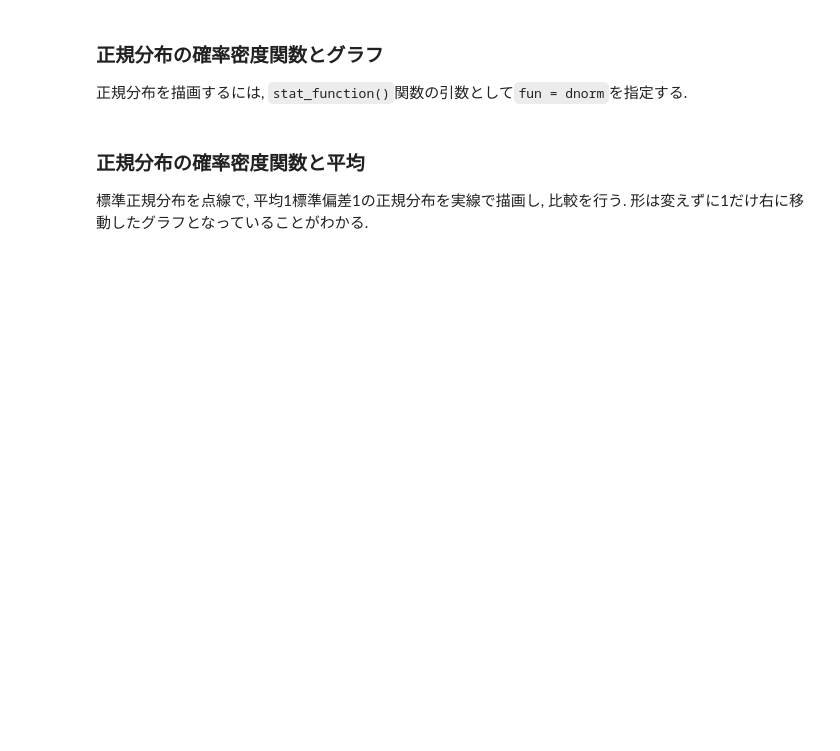
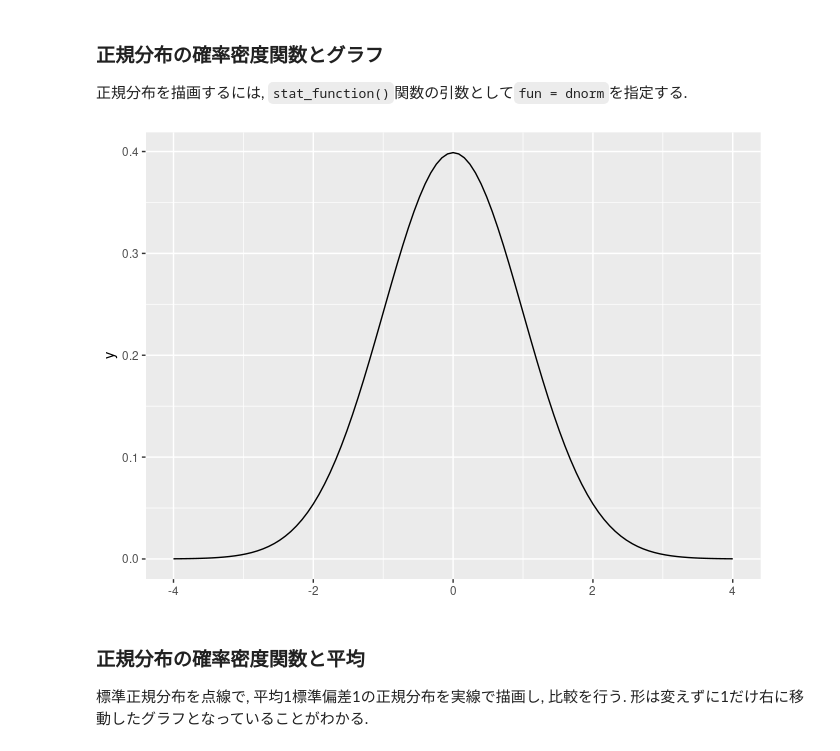
Before and after one commit to N-Yukihiro/Intro2Stats_SFC, a Jupyter notebook: Lecture-03/prob_dens.ipynb, the cells around one changed output. Saved outputs shown, nothing was run; the diff lists cells and outputs as text; code cells hidden in the pictures; blank space fills up the shorter version.

```diff
--- a/Lecture-03/prob_dens.ipynb
+++ b/Lecture-03/prob_dens.ipynb
@@ -107,10 +137,13 @@ dnorm(x = 0)
 正規分布を描画するには,
 `stat_function()`関数の引数として`fun = dnorm`を指定する.
 # %%
-ggplot(data = NULL) +
-  aes(xmin = -4,
-      xmax = 4) +
-  stat_function(fun = dnorm)
+ggplot() +
+  xlim(-4, 4) +
+  geom_function(
+    fun = dnorm
+  )
+# %% [output]
+[figure, added]
 # %% [markdown]
 ### 正規分布の確率密度関数と平均
 
```
Also changed, not shown: parts of 44 cells of this notebook, 1 other file.
